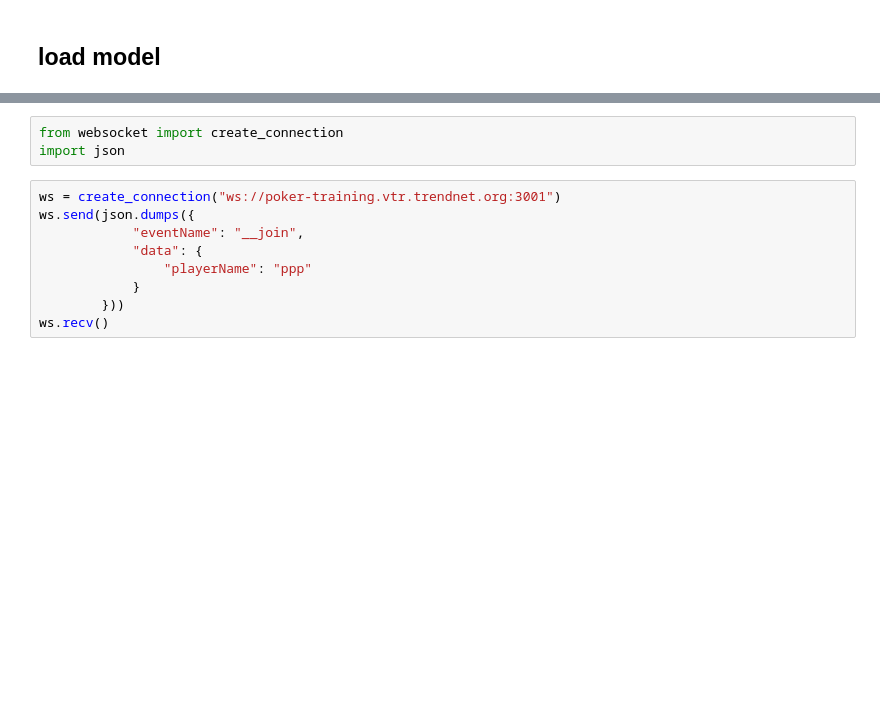
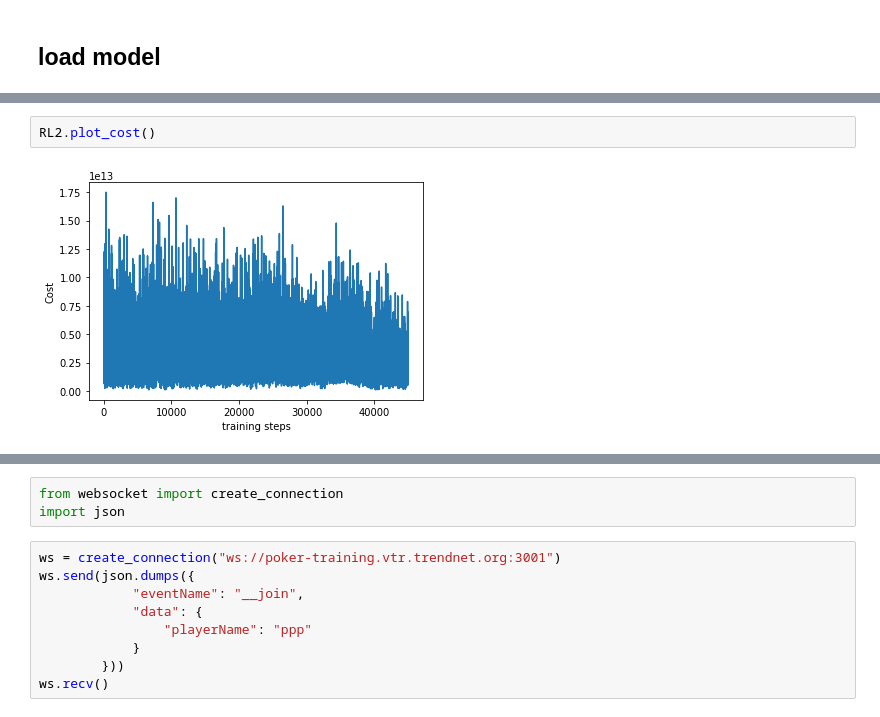
Before and after one commit to coolhighjumper/holdem, a Jupyter notebook: test.ipynb, the cells around one changed output, grey strips where cells are left out. Cells and saved outputs as stored; diff of their text form; blank space fills up the shorter version.

```diff
--- a/test.ipynb
+++ b/test.ipynb
@@ -335,6 +340,10 @@ RL2 = DQN.DeepQNetwork(4, 57,
 RL2.load_model()
 # %% [output]
 INFO:tensorflow:Restoring parameters from ./models/model.ckpt
+# %%
+RL2.plot_cost()
+# %% [output]
+[figure, added]
 # %%
 RL2.plot_cost()
 # %% [output]
```
Also changed, not shown: parts of 6 cells of this notebook, 5 other files.
